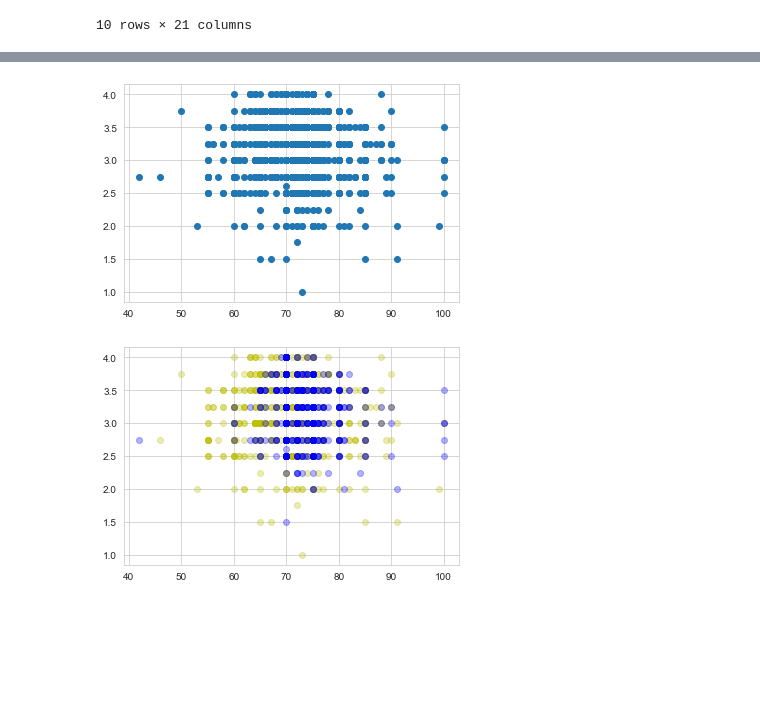
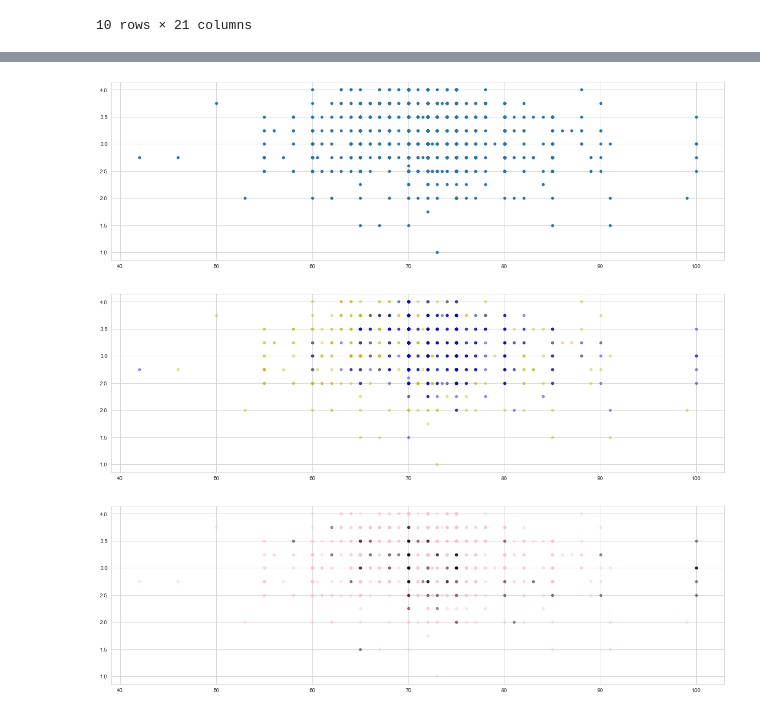
Before and after one commit to 2022CatDog/Chocolate, a Jupyter notebook: EDA.ipynb, the cells around one changed output, grey strips where cells are left out. Saved outputs shown, nothing was run; the diff lists cells and outputs as text; code cells hidden in the pictures; blank space fills up the shorter version.

```diff
--- a/EDA.ipynb
+++ b/EDA.ipynb
@@ -44,18 +68,33 @@ Name: cocoa_butter, dtype: float64
 # %%
 # silly plotting
 # cocoa_percent v rating
-plt.scatter(choco["cocoa_percent"], choco["rating"])
+plt.figure(figsize=(20, 6))
+plt.scatter(choco["cocoa_percent"], choco["rating"], s = 20)
 plt.show()
 # the ratings are quite discrete...
 # %% [output]
-[figure, old version]
+[figure, new version]
 # %%
+# cocoa_butter
+plt.figure(figsize=(20, 6))
 plt.scatter(choco["cocoa_percent"].loc[choco["cocoa_butter"]=="have_cocoa_butter"]
             ,choco["rating"].loc[choco["cocoa_butter"]=="have_cocoa_butter"]
-           ,color='y', alpha = 0.3)
+           ,color='y', alpha = 0.4, s = 20)
 plt.scatter(choco["cocoa_percent"].loc[choco["cocoa_butter"]=="have_not_cocoa_butter"]
             ,choco["rating"].loc[choco["cocoa_butter"]=="have_not_cocoa_butter"]
-           ,color='b', alpha = 0.3)
+           ,color='b', alpha = 0.4, s = 20)
 plt.show()
 # %% [output]
-[figure, old version]
+[figure, new version]
+# %%
+# sugar
+plt.figure(figsize=(20, 6))
+plt.scatter(choco["cocoa_percent"].loc[choco["sugar"]=="have_sugar"]
+            ,choco["rating"].loc[choco["sugar"]=="have_sugar"]
+           ,color='pink', alpha = 0.4, s = 20)
+plt.scatter(choco["cocoa_percent"].loc[choco["sugar"]=="have_not_sugar"]
+            ,choco["rating"].loc[choco["sugar"]=="have_not_sugar"]
+           ,color='k', alpha = 0.4, s = 20)
+plt.show()
+# %% [output]
+[figure, added]
```
Also changed, not shown: parts of 2 cells of this notebook.
